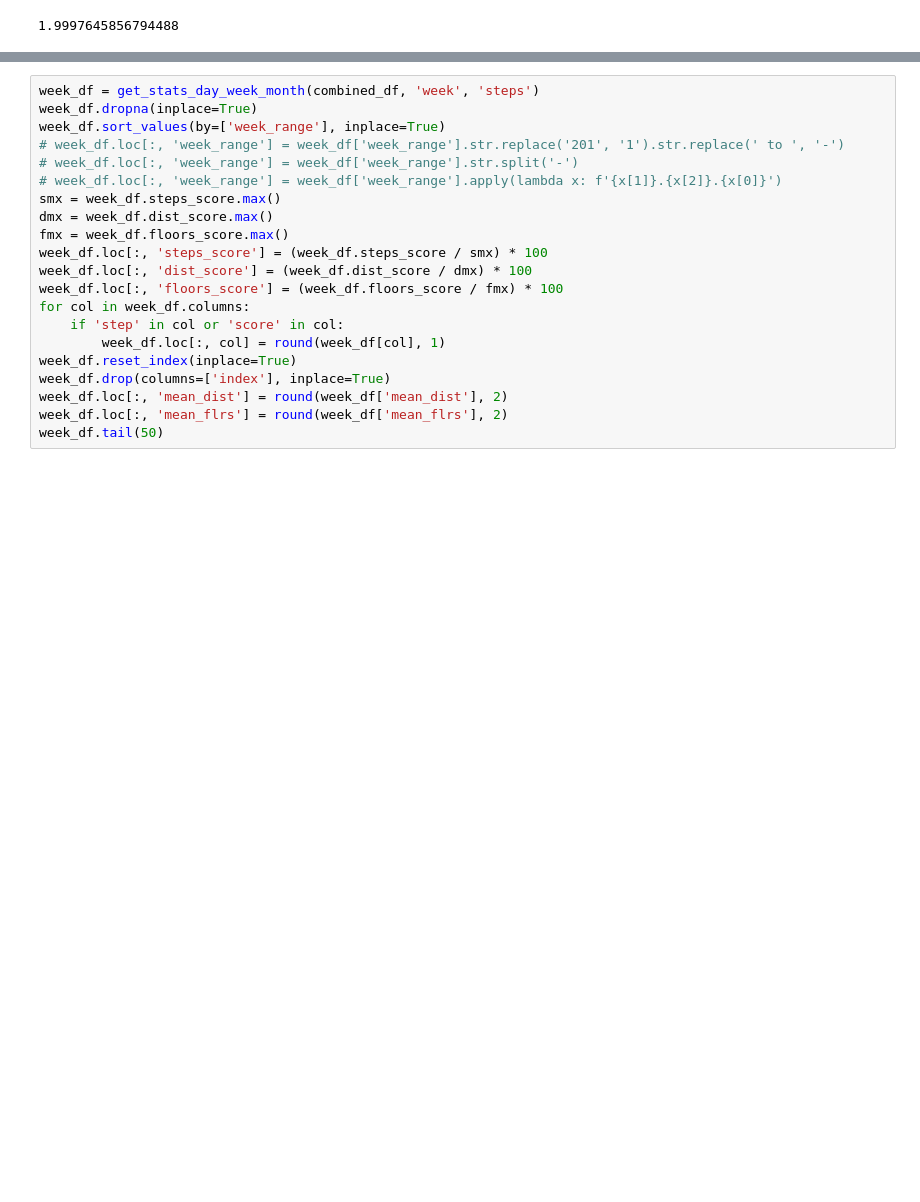
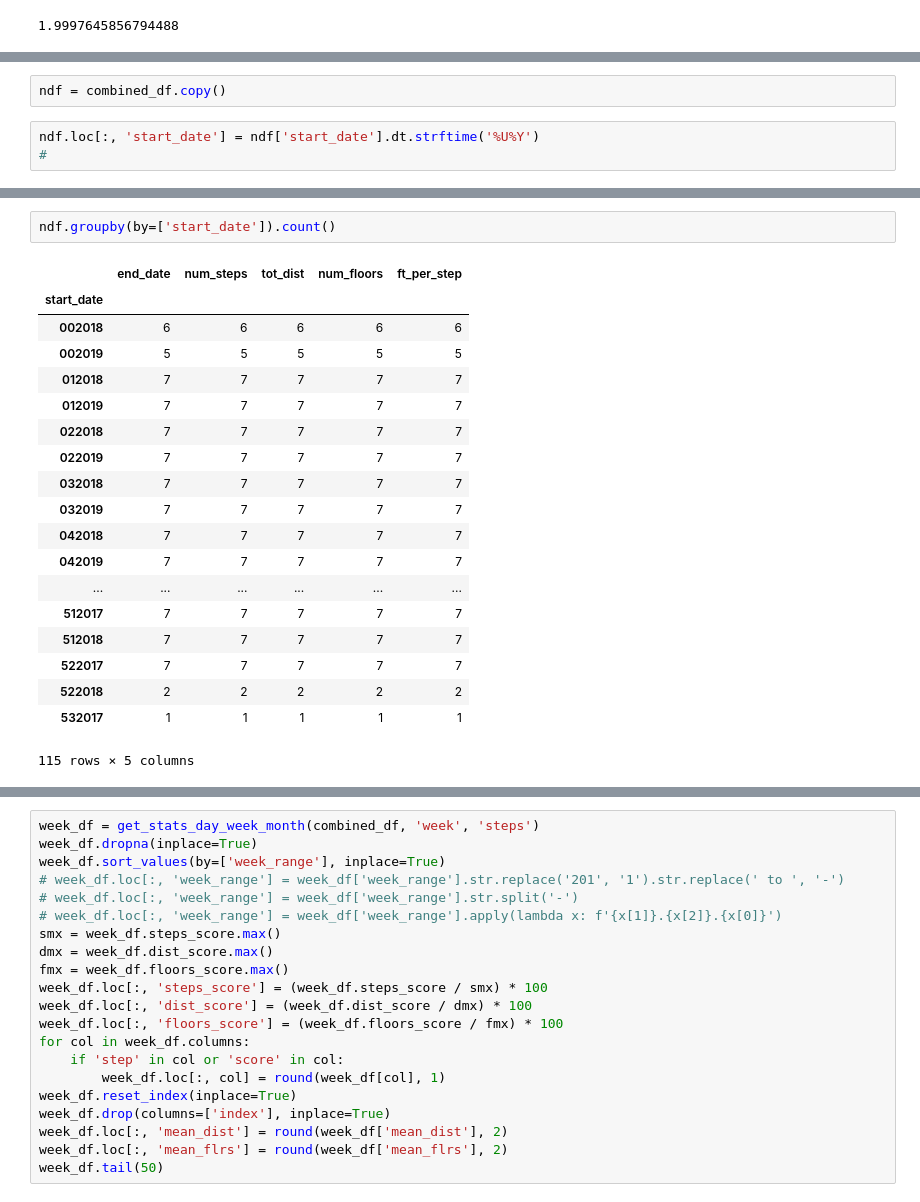
Before and after one commit to Data-is-life/Steps_Analysis, a Jupyter notebook: src/testing_dist_and_steps_funcs.ipynb, the cells around one changed output, grey strips where cells are left out. Drawn from its saved outputs; the diff is of its cells as text; blank space fills up the shorter version.

```diff
--- a/src/testing_dist_and_steps_funcs.ipynb
+++ b/src/testing_dist_and_steps_funcs.ipynb
@@ -74,0 +130,5 @@ steps_df[28018:28078]
+# %%
+ndf = combined_df.copy()
+# %%
+ndf.loc[:, 'start_date'] = ndf['start_date'].dt.strftime('%U%Y')
+#
@@ -74,0 +141,22 @@ steps_df[28018:28078]
+# %%
+ndf.groupby(by=['start_date']).count()
+# %% [output]
+|  | end_date | num_steps | tot_dist | num_floors | ft_per_step |
+| start_date |  |  |  |  |  |
+| 002018 | 6 | 6 | 6 | 6 | 6 |
+| 002019 | 5 | 5 | 5 | 5 | 5 |
+| 012018 | 7 | 7 | 7 | 7 | 7 |
+| 012019 | 7 | 7 | 7 | 7 | 7 |
+| 022018 | 7 | 7 | 7 | 7 | 7 |
+| 022019 | 7 | 7 | 7 | 7 | 7 |
+| 032018 | 7 | 7 | 7 | 7 | 7 |
+| 032019 | 7 | 7 | 7 | 7 | 7 |
+| 042018 | 7 | 7 | 7 | 7 | 7 |
+| 042019 | 7 | 7 | 7 | 7 | 7 |
+| ... | ... | ... | ... | ... | ... |
+| 512017 | 7 | 7 | 7 | 7 | 7 |
+| 512018 | 7 | 7 | 7 | 7 | 7 |
+| 522017 | 7 | 7 | 7 | 7 | 7 |
+| 522018 | 2 | 2 | 2 | 2 | 2 |
+| 532017 | 1 | 1 | 1 | 1 | 1 |
+115 rows × 5 columns
```
Also changed, not shown: parts of 14 cells of this notebook, 1 other file.
